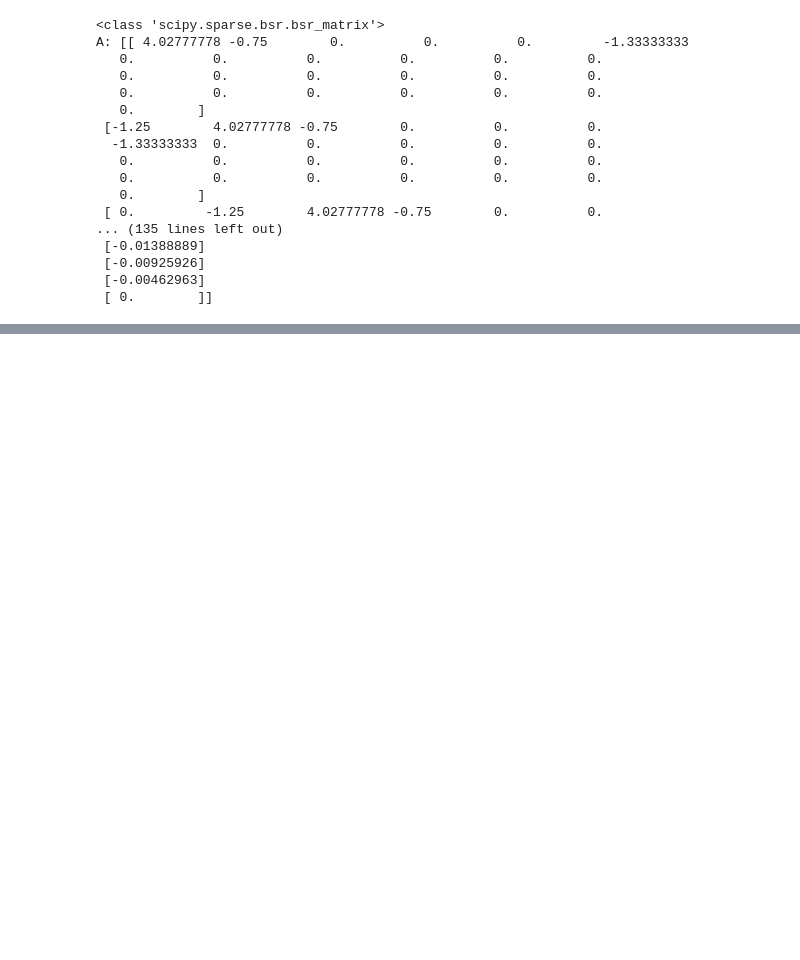
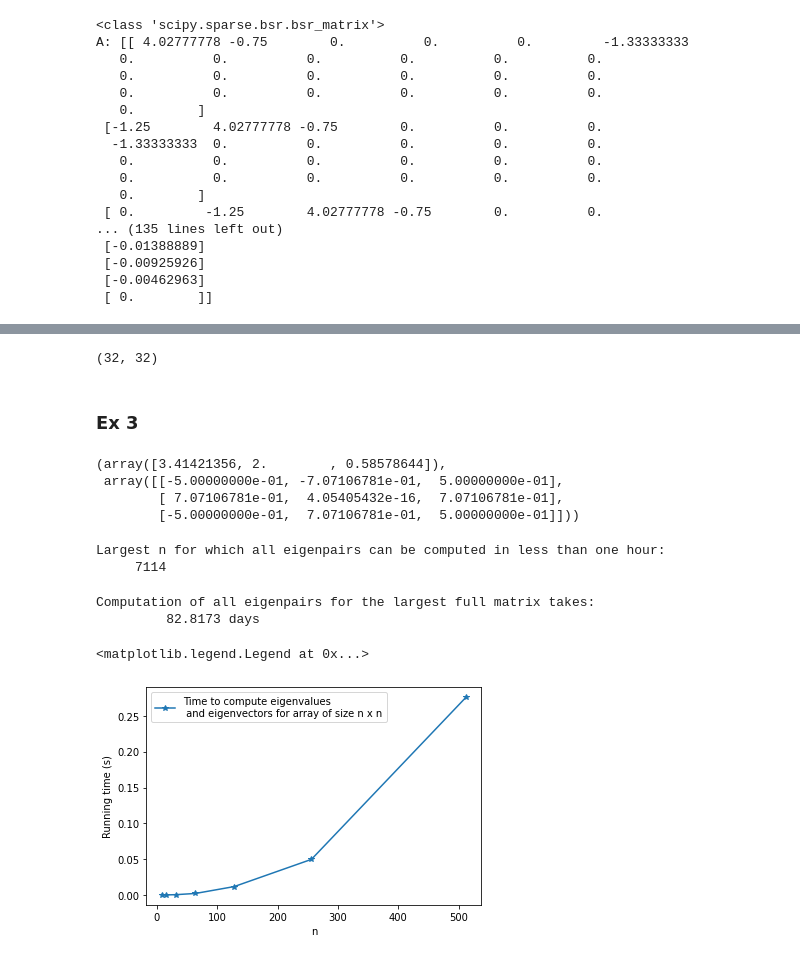
Before and after one commit to DionEngels/ScientificProgramming, a Jupyter notebook: Set 3/exset3.ipynb, the cells around one changed output, grey strips where cells are left out. Saved outputs shown, nothing was run; the diff lists cells and outputs as text; code cells hidden in the pictures; blank space fills up the shorter version.

```diff
--- a/Set 3/exset3.ipynb
+++ b/Set 3/exset3.ipynb
@@ -92,0 +284,3 @@ ax.set_zlabel("z");
+# %%
+A, b = fdm2d(4,-1.0,-1.0,3.0,-4.0,1.0)
+LDUh = lu2ldu(A)
@@ -92,0 +295,10 @@ ax.set_zlabel("z");
+# %%
+def fdm1d(n: int, a_x = -1.0, b_x = 0.0, c = 0.0) -> (sparse.csc_matrix, np.array):
+    h = 1.0/(n+1)
+    Dx = sparse.diags([a_x - h*b_x/2, -2*a_x+h*h*c/2.0, a_x + h*b_x/2], offsets=[-1, 0, 1], shape=(n,n))
+    A = Dx;
+    X = np.mgrid[1:n+1]/(n+1)
+    b = h*h*X # row vector (only 1 dimension)!
+    return A, b
+# %%
+A, b = fdm1d(32)
@@ -92,0 +317,54 @@ ax.set_zlabel("z");
+# %%
+LDU.shape
+# %% [output]
+(32, 32)
+# %% [markdown]
+### Ex 3
+# %%
+A_1 = np.array([[2, -1, 0], [-1, 2, -1], [0, -1, 2]])
+A_2 = np.array([[4, -1, 0], [-1, 4, -1], [0, -1, 4]])
+np.linalg.eig(A_1)
+# np.linalg.eig(A_2)
+# %% [output]
+(array([3.41421356, 2.        , 0.58578644]),
+ array([[-5.00000000e-01, -7.07106781e-01,  5.00000000e-01],
+        [ 7.07106781e-01,  4.05405432e-16,  7.07106781e-01],
+        [-5.00000000e-01,  7.07106781e-01,  5.00000000e-01]]))
+# %%
+### b
+ops_per_sec = 10**8
+n_max = np.power(ops_per_sec * 3600, 1/3)
+print(f"Largest n for which all eigenpairs can be computed in less than one hour: \n \
+    {np.ceil(n_max).astype(int)}")
+# %% [output]
+Largest n for which all eigenpairs can be computed in less than one hour:
+     7114
+# %%
+### c
+n_ops = np.power(8*10**9, 3/2)
+print(f"Computation of all eigenpairs for the largest full matrix takes: \n \
+        {n_ops / ops_per_sec / 3600 / 24 :.4f} days")
+# %% [output]
+Computation of all eigenpairs for the largest full matrix takes:
+         82.8173 days
+# %%
+### d
+n_list = [8,16,32,64,128,256,512]
+running_times = []
+
+for n in n_list:
+    A, b = fdm1d(n)
+
+    start_time = time.time()
+    eigenvalues, eigenvectors = np.linalg.eig(A.toarray())
+    run_time = time.time() - start_time
+
+    running_times.append(run_time)
+
+plt.plot(n_list, running_times, '*-', label='Time to compute eigenvalues \n and eigenvectors for array of size n x n')
+plt.xlabel("n")
+plt.ylabel("Running time (s)");
+plt.legend()
+# %% [output]
+<matplotlib.legend.Legend at 0x...>
+[figure, added]
```
Also changed, not shown: parts of 24 cells of this notebook.
